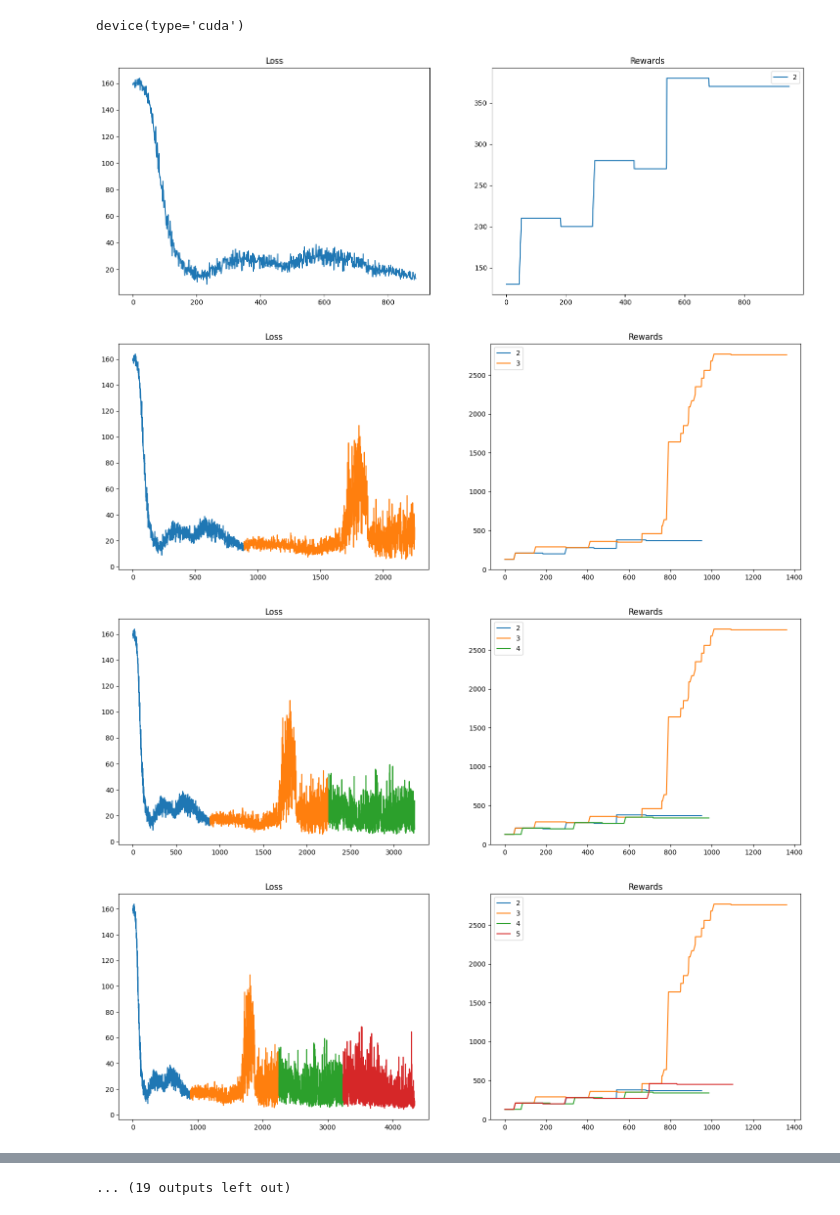
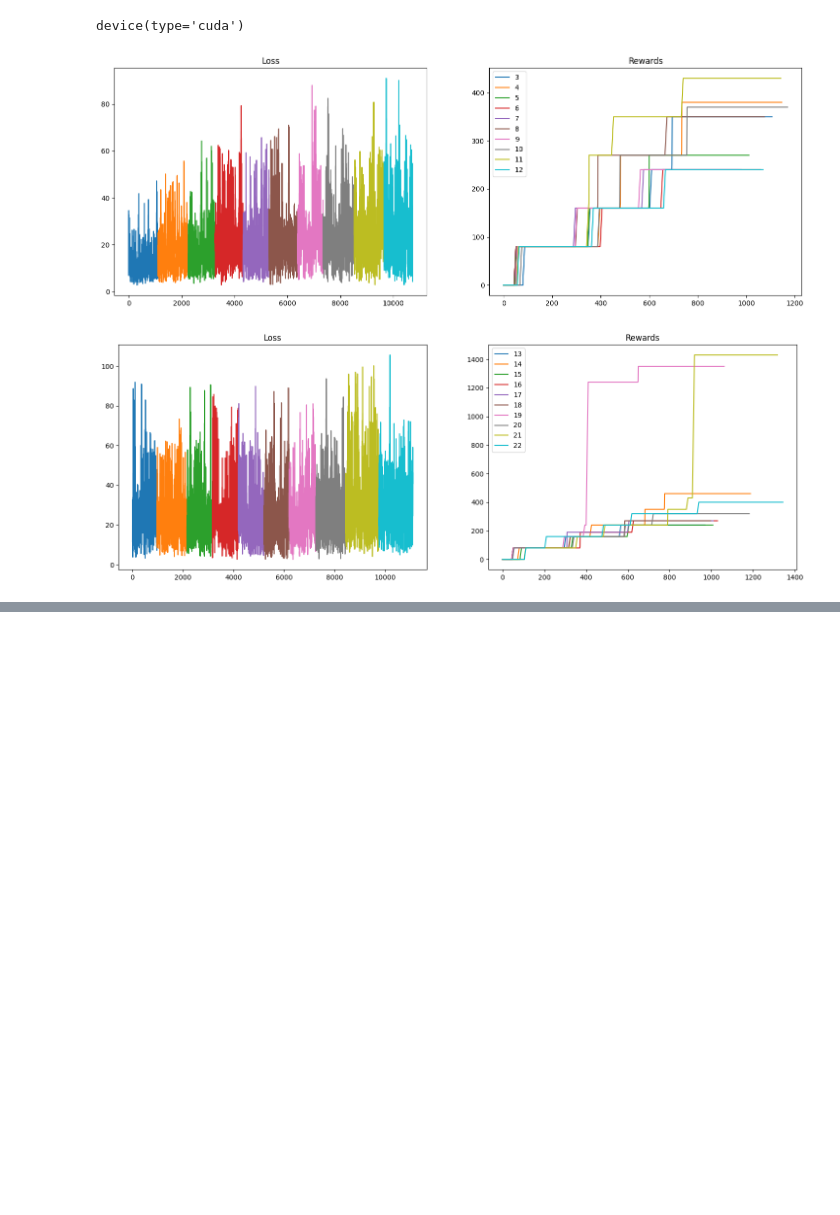
Before and after one commit to FdelMazo/arkanoid-gym, a Jupyter notebook: Untitled.ipynb, the cells around one changed output, grey strips where cells are left out. Cells and saved outputs as stored; diff of their text form; code cells hidden in the pictures; blank space fills up the shorter version.

```diff
--- a/Untitled.ipynb
+++ b/Untitled.ipynb
@@ -19,7 +19,7 @@ env = JoypadSpace(Arkanoid(render), ACTIONS)
 # %%
 from dqn import DQNAgent
 # %%
-agent = DQNAgent(env, batch_size=64)
+agent = DQNAgent(env, batch_size=128)
 # %%
 agent.device
 # %% [output]
@@ -29,24 +29,23 @@ from itertools import count
 # %%
 screen, info = env.reset()
 
 for episode in tqdm(range(episodes), desc="Episode: ", position=0):
     for frame in tqdm(count(), desc="Frame: ", position=1):
         action = agent.get_action(screen, info)
         # print(action)
         next_screen, reward, done, next_info = env.step(action)
         agent.update(screen, info, action, reward, done, next_screen, next_info)
 
         screen = next_screen
         info = next_info
 
         if done:
-            agent.plot_history(5)
+            if episode > 0 and episode % 10 == 0:
+                agent.plot_history(10)
             screen, info = env.reset()
             break
 
         #env.render()
 # %% [output]
-[figure, old version]
+[figure, new version]
-[figure, old version]
+[figure, new version]
-[figure, removed]
-[figure, removed]
@@ -61 +51,0 @@ for episode in tqdm(range(episodes), desc="Episode: ", position=0):
-... (19 outputs left out)
```
Also changed, not shown: parts of 1 cell of this notebook.
